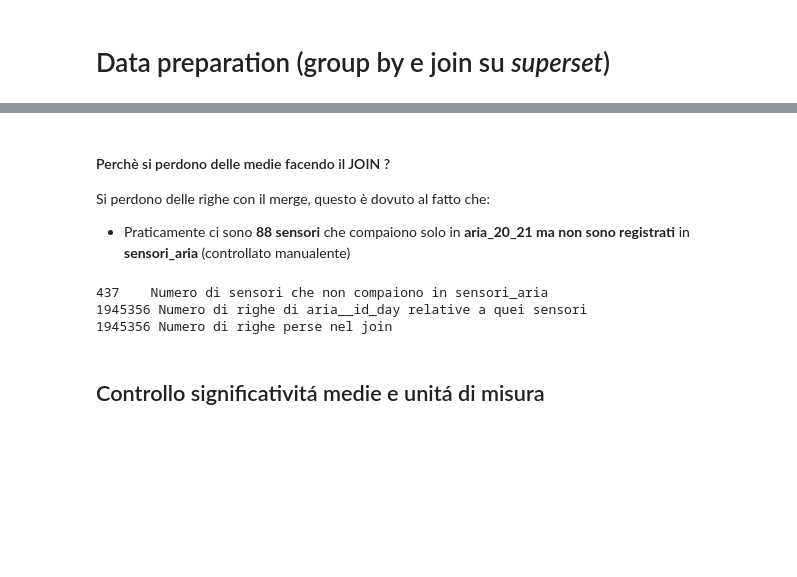
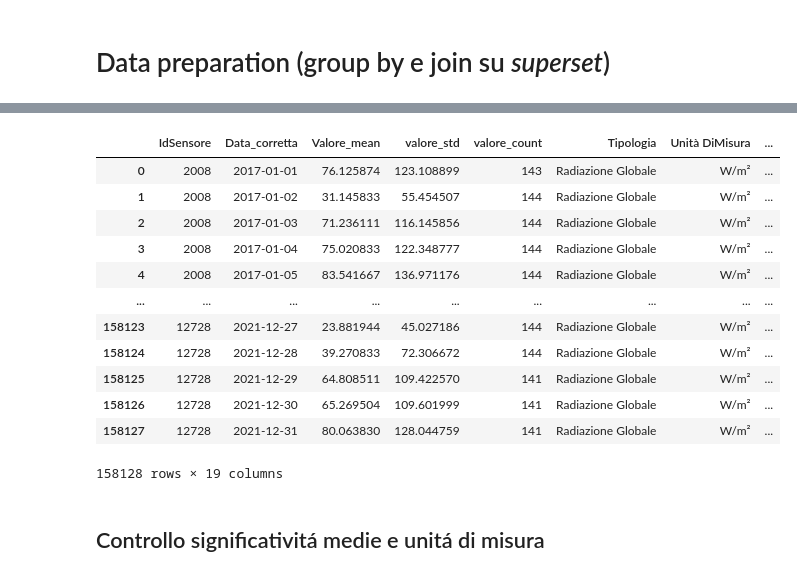
Before and after one commit to giocoal/air-quality-milano-interactive-data-visualization-tableau, a Jupyter notebook: Data_Visualization_21_22_Preparation_Meteo_radiazione.ipynb, the cells around one changed output, grey strips where cells are left out. Drawn from its saved outputs; the diff is of its cells as text; code cells hidden in the pictures; blank space fills up the shorter version.

```diff
--- a/Data_Visualization_21_22_Preparation_Meteo_radiazione.ipynb
+++ b/Data_Visualization_21_22_Preparation_Meteo_radiazione.ipynb
@@ -42,6 +42,6 @@ Data la grande dimensione di alcuni dei dataset utilizzati, questi verranno conv
 # %% [markdown]
 ### Read_csv
 # %%
-meteo_17_21 = pd.read_csv(f'{path}data_meteo/meteo_group_17_21.csv')
-meteo_17_21
+meteo__id_day = pd.read_csv(f'{path}data_meteo/meteo_group_17_21.csv', parse_dates = ['Data_corretta'], index_col = 0)
+meteo__id_day.dtypes
 # %% [output]
@@ -336,16 +222,20 @@ aria_sensori__id_day
-# %% [markdown]
-#### Perchè si perdono delle medie facendo il JOIN ?
-Si perdono delle righe con il merge, questo è dovuto al fatto che:
-- Praticamente ci sono **88 sensori** che compaiono solo in **aria_20_21 ma non sono registrati** in **sensori_aria** (controllato manualente)
-# %%
-print(len(aria_tot[~aria_tot.IdSensore.isin(sensori_aria.IdSensore)]['IdSensore'].unique()), '   Numero di sensori che non compaiono in sensori_aria')
-lista = aria_tot[~aria_tot.IdSensore.isin(sensori_aria.IdSensore)]['IdSensore'].unique()
-print(aria__id_day[aria__id_day.IdSensore.isin(lista)].shape[0], 'Numero di righe di aria__id_day relative a quei sensori')
-print(aria__id_day.shape[0] - aria_sensori__id_day.shape[0], 'Numero di righe perse nel join')
-# %% [output]
-437    Numero di sensori che non compaiono in sensori_aria
-1945356 Numero di righe di aria__id_day relative a quei sensori
-1945356 Numero di righe perse nel join
+# %%
+meteo_sensori__id_day = pd.merge(meteo__id_day, sensori_meteo, how = 'inner', on = 'IdSensore')
+meteo_sensori__id_day
+# %% [output]
+|  | IdSensore | Data_corretta | Valore_mean | valore_std | valore_count | Tipologia | Unità DiMisura | ... |
+| 0 | 2008 | 2017-01-01 | 76.125874 | 123.108899 | 143 | Radiazione Globale | W/m² | ... |
+| 1 | 2008 | 2017-01-02 | 31.145833 | 55.454507 | 144 | Radiazione Globale | W/m² | ... |
+| 2 | 2008 | 2017-01-03 | 71.236111 | 116.145856 | 144 | Radiazione Globale | W/m² | ... |
+| 3 | 2008 | 2017-01-04 | 75.020833 | 122.348777 | 144 | Radiazione Globale | W/m² | ... |
+| 4 | 2008 | 2017-01-05 | 83.541667 | 136.971176 | 144 | Radiazione Globale | W/m² | ... |
+| ... | ... | ... | ... | ... | ... | ... | ... | ... |
+| 158123 | 12728 | 2021-12-27 | 23.881944 | 45.027186 | 144 | Radiazione Globale | W/m² | ... |
+| 158124 | 12728 | 2021-12-28 | 39.270833 | 72.306672 | 144 | Radiazione Globale | W/m² | ... |
+| 158125 | 12728 | 2021-12-29 | 64.808511 | 109.422570 | 141 | Radiazione Globale | W/m² | ... |
+| 158126 | 12728 | 2021-12-30 | 65.269504 | 109.601999 | 141 | Radiazione Globale | W/m² | ... |
+| 158127 | 12728 | 2021-12-31 | 80.063830 | 128.044759 | 141 | Radiazione Globale | W/m² | ... |
+158128 rows × 19 columns
 # %% [markdown]
 ## Controllo significativitá medie e unitá di misura
 # %% [markdown]
```
Also changed, not shown: parts of 134 cells of this notebook, 1 other file.
